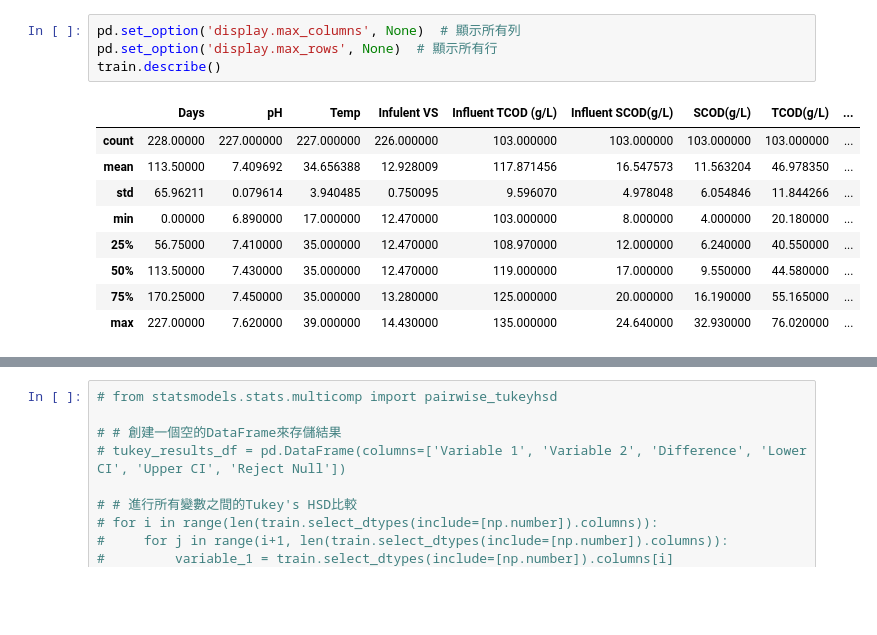
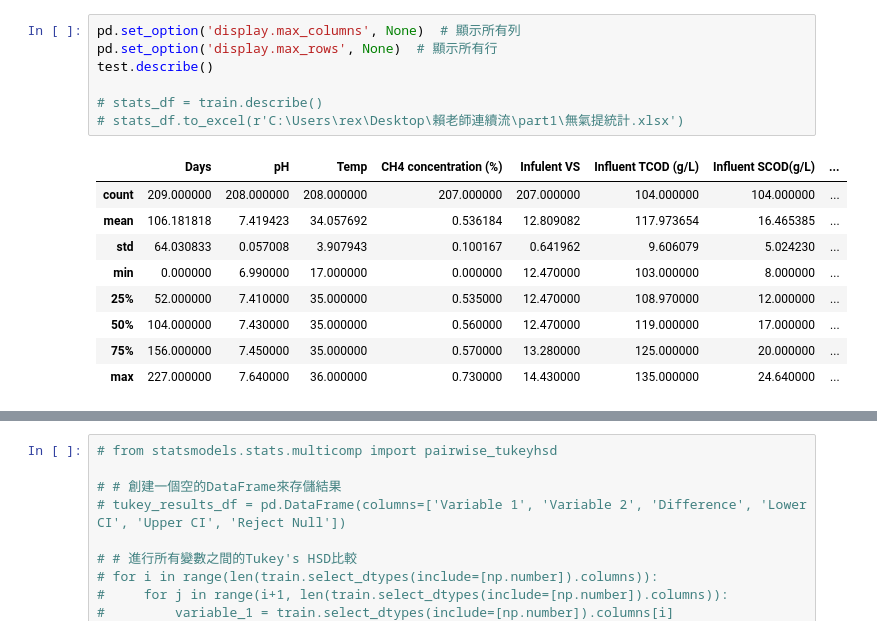
Before and after one commit to wenyi22/-, a Jupyter notebook: part1.ipynb, the cells around one changed output, grey strips where cells are left out. Drawn from its saved outputs; the diff is of its cells as text; blank space fills up the shorter version.

Commit message:
git commit -m "part"

```diff
--- a/part1.ipynb
+++ b/part1.ipynb
@@ -158,14 +118,17 @@ Index(['Days', 'pH', 'Temp', 'CH4 concentration (%)', 'Infulent VS',
 # %%
 pd.set_option('display.max_columns', None)  # 顯示所有列
 pd.set_option('display.max_rows', None)  # 顯示所有行
-train.describe()
+test.describe()
+
+# stats_df = train.describe()
+# stats_df.to_excel(r'C:\Users\rex\Desktop\賴老師連續流\part1\無氣提統計.xlsx')
 # %% [output]
-|  | Days | pH | Temp | Infulent VS | Influent TCOD (g/L) | Influent SCOD(g/L) | SCOD(g/L) | TCOD(g/L) | ... |
-| count | 228.00000 | 227.000000 | 227.000000 | 226.000000 | 103.000000 | 103.000000 | 103.000000 | 103.000000 | ... |
-| mean | 113.50000 | 7.409692 | 34.656388 | 12.928009 | 117.871456 | 16.547573 | 11.563204 | 46.978350 | ... |
-| std | 65.96211 | 0.079614 | 3.940485 | 0.750095 | 9.596070 | 4.978048 | 6.054846 | 11.844266 | ... |
-| min | 0.00000 | 6.890000 | 17.000000 | 12.470000 | 103.000000 | 8.000000 | 4.000000 | 20.180000 | ... |
-| 25% | 56.75000 | 7.410000 | 35.000000 | 12.470000 | 108.970000 | 12.000000 | 6.240000 | 40.550000 | ... |
-| 50% | 113.50000 | 7.430000 | 35.000000 | 12.470000 | 119.000000 | 17.000000 | 9.550000 | 44.580000 | ... |
-| 75% | 170.25000 | 7.450000 | 35.000000 | 13.280000 | 125.000000 | 20.000000 | 16.190000 | 55.165000 | ... |
-| max | 227.00000 | 7.620000 | 39.000000 | 14.430000 | 135.000000 | 24.640000 | 32.930000 | 76.020000 | ... |
+|  | Days | pH | Temp | CH4 concentration (%) | Infulent VS | Influent TCOD (g/L) | Influent SCOD(g/L) | ... |
+| count | 209.000000 | 208.000000 | 208.000000 | 207.000000 | 207.000000 | 104.000000 | 104.000000 | ... |
+| mean | 106.181818 | 7.419423 | 34.057692 | 0.536184 | 12.809082 | 117.973654 | 16.465385 | ... |
+| std | 64.030833 | 0.057008 | 3.907943 | 0.100167 | 0.641962 | 9.606079 | 5.024230 | ... |
+| min | 0.000000 | 6.990000 | 17.000000 | 0.000000 | 12.470000 | 103.000000 | 8.000000 | ... |
+| 25% | 52.000000 | 7.410000 | 35.000000 | 0.535000 | 12.470000 | 108.970000 | 12.000000 | ... |
+| 50% | 104.000000 | 7.430000 | 35.000000 | 0.560000 | 12.470000 | 119.000000 | 17.000000 | ... |
+| 75% | 156.000000 | 7.450000 | 35.000000 | 0.570000 | 13.280000 | 125.000000 | 20.000000 | ... |
+| max | 227.000000 | 7.640000 | 36.000000 | 0.730000 | 14.430000 | 135.000000 | 24.640000 | ... |
```
Also changed, not shown: parts of 24 cells of this notebook, 2 other files.
